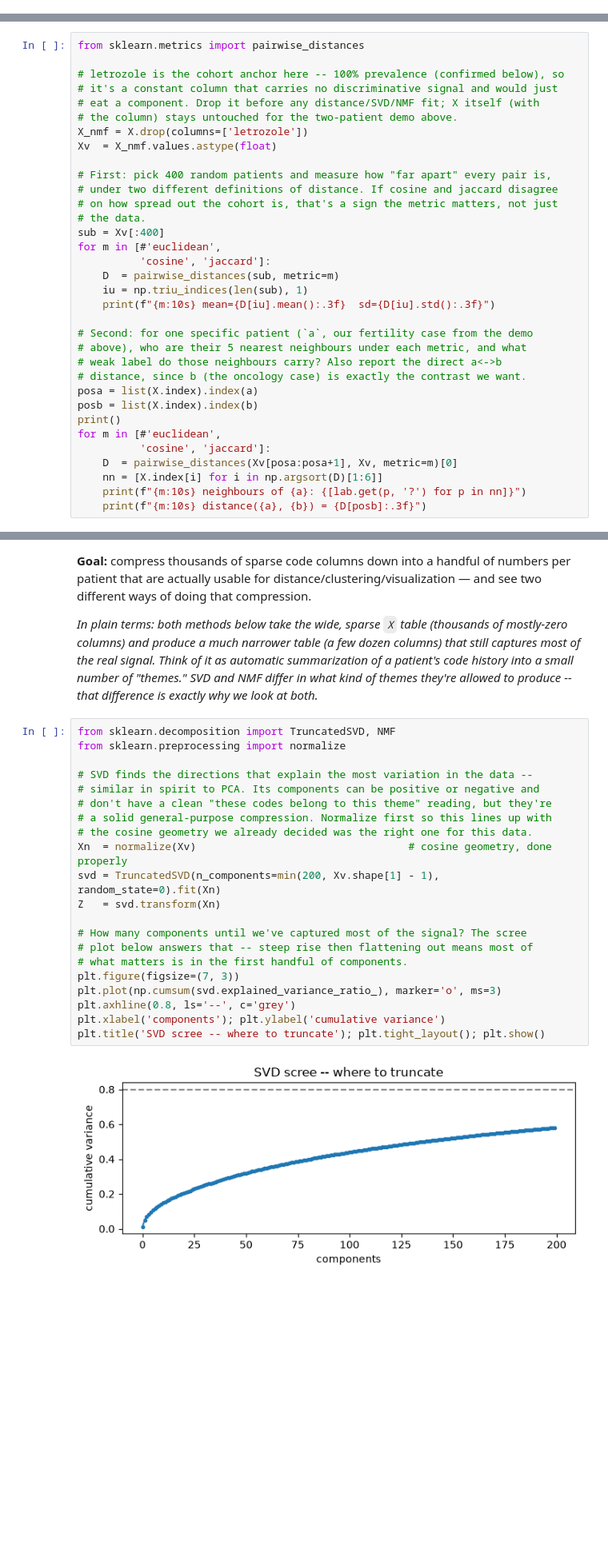
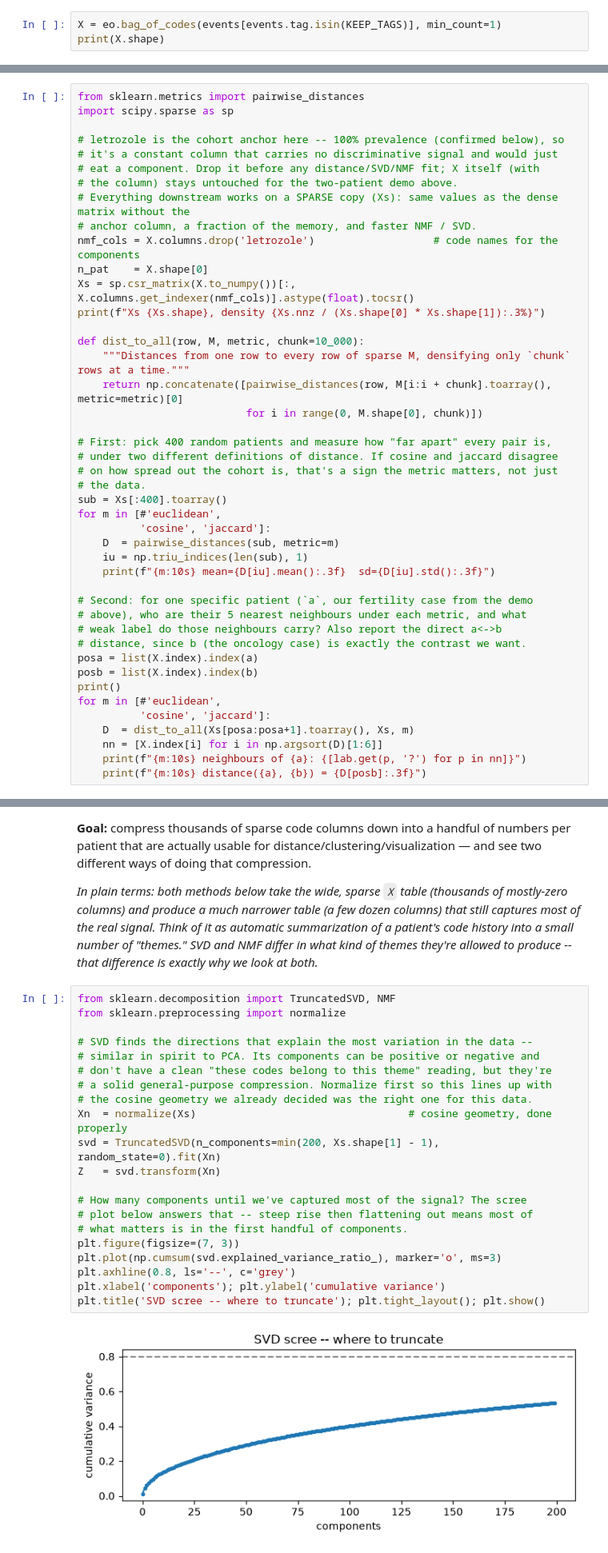
Before and after one commit to ecorrea-ethos/patterns_motifs_discovery, a Jupyter notebook: nb/repr_learn_letrozole/Day1_Extract_and_Representation.ipynb, the cells around one changed output, grey strips where cells are left out. Shown at 80% size. Saved outputs shown, nothing was run; the diff lists cells and outputs as text; blank space fills up the shorter version.

```diff
--- a/nb/repr_learn_letrozole/Day1_Extract_and_Representation.ipynb
+++ b/nb/repr_learn_letrozole/Day1_Extract_and_Representation.ipynb
@@ -335,0 +413,3 @@ plt.tight_layout(); plt.show()
+# %%
+X = eo.bag_of_codes(events[events.tag.isin(KEEP_TAGS)], min_count=1)
+print(X.shape)
@@ -424,19 +508,29 @@ construction and have learned nothing. These labels are for evaluation, never fe
 **Goal:** show that "how similar are two patients" isn't one universal number — the metric you pick changes the answer, and picking the wrong one for claims data quietly breaks everything downstream.
 # %%
 from sklearn.metrics import pairwise_distances
+import scipy.sparse as sp
 
 # letrozole is the cohort anchor here -- 100% prevalence (confirmed below), so
 # it's a constant column that carries no discriminative signal and would just
 # eat a component. Drop it before any distance/SVD/NMF fit; X itself (with
 # the column) stays untouched for the two-patient demo above.
-X_nmf = X.drop(columns=['letrozole'])
-Xv  = X_nmf.values.astype(float)
+# Everything downstream works on a SPARSE copy (Xs): same values as the dense matrix without the
+# anchor column, a fraction of the memory, and faster NMF / SVD.
+nmf_cols = X.columns.drop('letrozole')                   # code names for the components
+n_pat    = X.shape[0]
+Xs = sp.csr_matrix(X.to_numpy())[:, X.columns.get_indexer(nmf_cols)].astype(float).tocsr()
+print(f"Xs {Xs.shape}, density {Xs.nnz / (Xs.shape[0] * Xs.shape[1]):.3%}")
+
+def dist_to_all(row, M, metric, chunk=10_000):
+    """Distances from one row to every row of sparse M, densifying only `chunk` rows at a time."""
+    return np.concatenate([pairwise_distances(row, M[i:i + chunk].toarray(), metric=metric)[0]
+                           for i in range(0, M.shape[0], chunk)])
 
 # First: pick 400 random patients and measure how "far apart" every pair is,
 # under two different definitions of distance. If cosine and jaccard disagree
 # on how spread out the cohort is, that's a sign the metric matters, not just
 # the data.
-sub = Xv[:400]
+sub = Xs[:400].toarray()
 for m in [#'euclidean',
           'cosine', 'jaccard']:
     D  = pairwise_distances(sub, metric=m)
@@ -452,7 +546,7 @@ posb = list(X.index).index(b)
 print()
 for m in [#'euclidean',
           'cosine', 'jaccard']:
-    D  = pairwise_distances(Xv[posa:posa+1], Xv, metric=m)[0]
+    D  = dist_to_all(Xs[posa:posa+1].toarray(), Xs, m)
     nn = [X.index[i] for i in np.argsort(D)[1:6]]
     print(f"{m:10s} neighbours of {a}: {[lab.get(p, '?') for p in nn]}")
     print(f"{m:10s} distance({a}, {b}) = {D[posb]:.3f}")
@@ -512,26 +608,26 @@ Ratio -> 1 means every patient is equally far from every other.
 # %%
 from sklearn.decomposition import TruncatedSVD, NMF
 from sklearn.preprocessing import normalize
 
 # SVD finds the directions that explain the most variation in the data --
 # similar in spirit to PCA. Its components can be positive or negative and
 # don't have a clean "these codes belong to this theme" reading, but they're
 # a solid general-purpose compression. Normalize first so this lines up with
 # the cosine geometry we already decided was the right one for this data.
-Xn  = normalize(Xv)                                  # cosine geometry, done properly
-svd = TruncatedSVD(n_components=min(200, Xv.shape[1] - 1), random_state=0).fit(Xn)
+Xn  = normalize(Xs)                                  # cosine geometry, done properly
+svd = TruncatedSVD(n_components=min(200, Xs.shape[1] - 1), random_state=0).fit(Xn)
 Z   = svd.transform(Xn)
 
 # How many components until we've captured most of the signal? The scree
 # plot below answers that -- steep rise then flattening out means most of
 # what matters is in the first handful of components.
 plt.figure(figsize=(7, 3))
 plt.plot(np.cumsum(svd.explained_variance_ratio_), marker='o', ms=3)
 plt.axhline(0.8, ls='--', c='grey')
 plt.xlabel('components'); plt.ylabel('cumulative variance')
 plt.title('SVD scree -- where to truncate'); plt.tight_layout(); plt.show()
 # %% [output]
-[figure, old version]
+[figure, new version]
 # %% [markdown]
 ### Choosing k for the NMF
 
```
Also changed, not shown: parts of 23 cells of this notebook, 6 other files.
